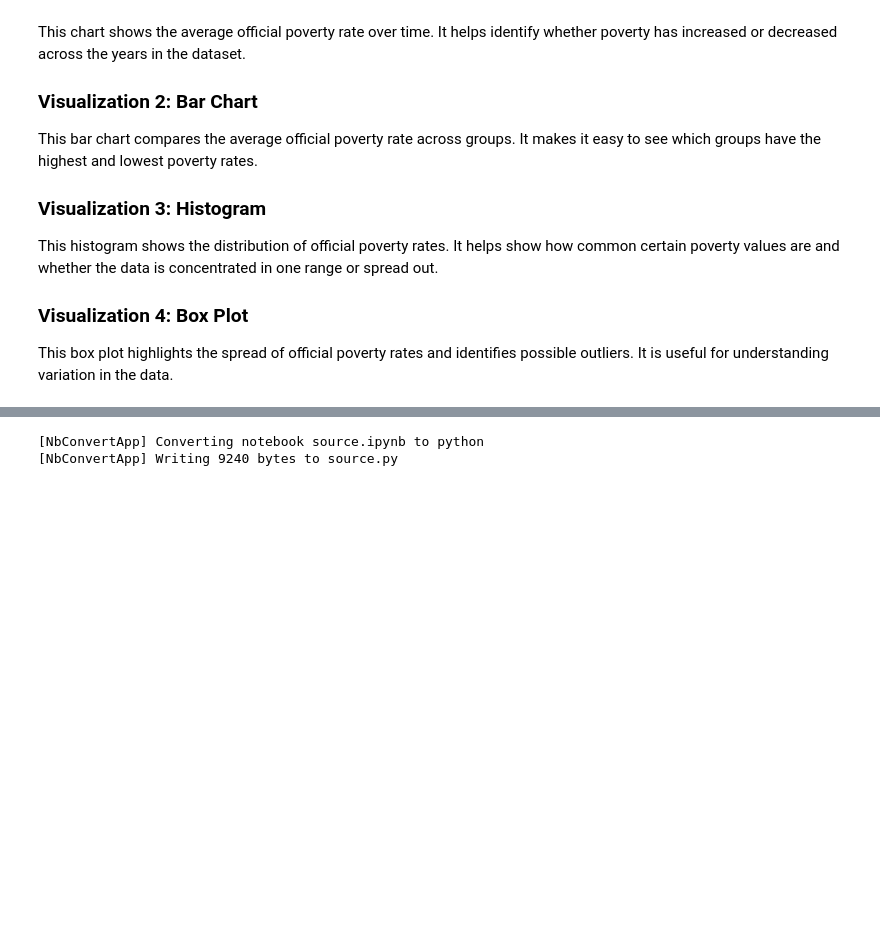
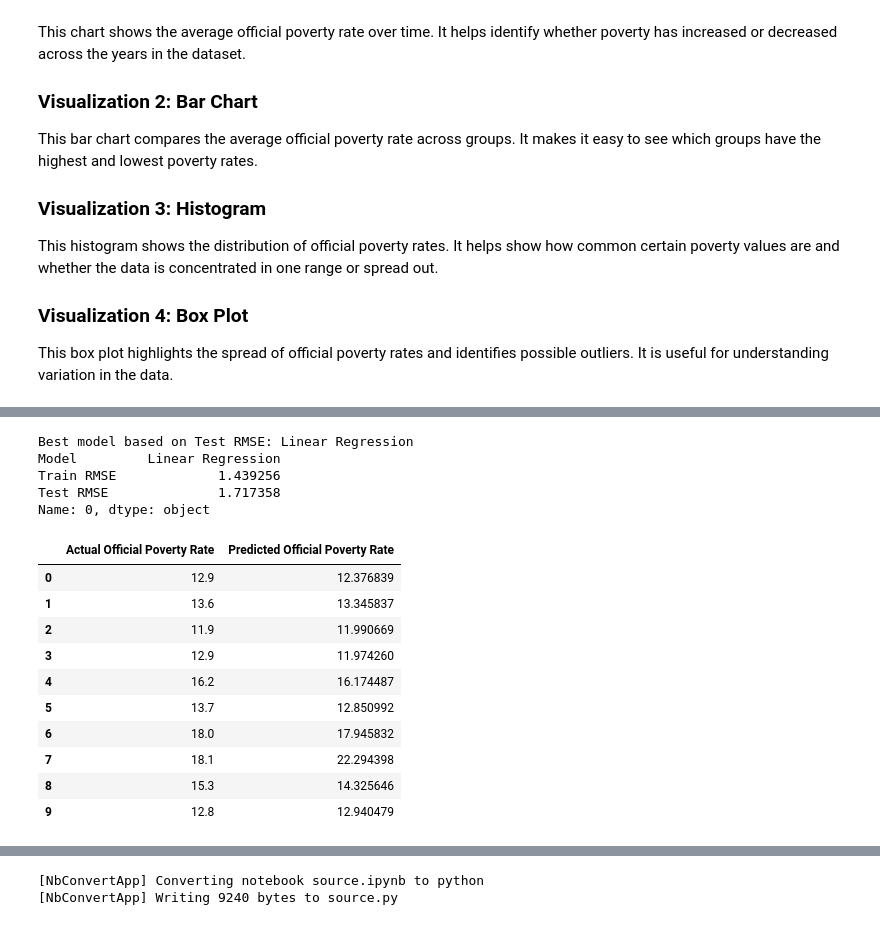
Before and after one commit to BennieJeffer/final-project-BennieJeffer, a Jupyter notebook: source.ipynb, the cells around one changed output, grey strips where cells are left out. Drawn from its saved outputs; the diff is of its cells as text; code cells hidden in the pictures; blank space fills up the shorter version.

```diff
--- a/source.ipynb
+++ b/source.ipynb
@@ -278,0 +440,29 @@ This box plot highlights the spread of official poverty rates and identifies pos
+# %%
+# Train and evaluate multiple machine learning models
+from sklearn.linear_model import LinearRegression
+from sklearn.preprocessing import PolynomialFeatures
+from sklearn.tree import DecisionTreeRegressor
+from sklearn.ensemble import RandomForestRegressor
+
+models = {
+    "Linear Regression": Pipeline([
+        ("preprocessor", preprocessor),
+        ("model", LinearRegression())
+    ]),
+
+    "Polynomial Regression": Pipeline([
+        ("preprocessor", preprocessor),
+        ("poly", PolynomialFeatures(degree=2, include_bias=False)),
+        ("model", LinearRegression())
+    ]),
+
+    "Decision Tree Regression": Pipeline([
+        ("preprocessor", preprocessor),
+        ("model", DecisionTreeRegressor(random_state=42))
+    ]),
+
+    "Random Forest Regression": Pipeline([
+        ("preprocessor", preprocessor),
+        ("model", RandomForestRegressor(n_estimators=100, random_state=42))
+    ])
+}
@@ -278,0 +515,34 @@ This box plot highlights the spread of official poverty rates and identifies pos
+# %%
+# Select the best model based on the lowest Test RMSE
+best_model_name = results_df.iloc[0]["Model"]
+best_model = models[best_model_name]
+
+print("Best model based on Test RMSE:", best_model_name)
+print(results_df.iloc[0])
+# %% [output]
+Best model based on Test RMSE: Linear Regression
+Model         Linear Regression
+Train RMSE             1.439256
+Test RMSE              1.717358
+Name: 0, dtype: object
+# %%
+# Compare actual vs predicted values for the best model
+best_predictions = best_model.predict(X_test)
+comparison_df = pd.DataFrame({
+    "Actual Official Poverty Rate": y_test.values,
+    "Predicted Official Poverty Rate": best_predictions
+})
+
+comparison_df.head(10)
+# %% [output]
+|  | Actual Official Poverty Rate | Predicted Official Poverty Rate |
+| 0 | 12.9 | 12.376839 |
+| 1 | 13.6 | 13.345837 |
+| 2 | 11.9 | 11.990669 |
+| 3 | 12.9 | 11.974260 |
+| 4 | 16.2 | 16.174487 |
+| 5 | 13.7 | 12.850992 |
+| 6 | 18.0 | 17.945832 |
+| 7 | 18.1 | 22.294398 |
+| 8 | 15.3 | 14.325646 |
+| 9 | 12.8 | 12.940479 |
```
Also changed, not shown: parts of 14 cells of this notebook, 1 other file.
